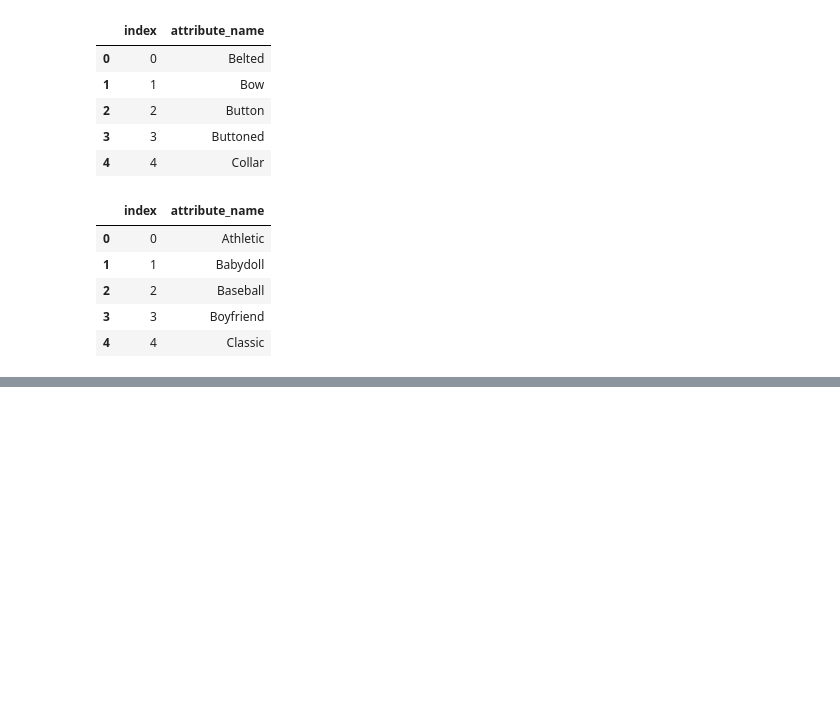
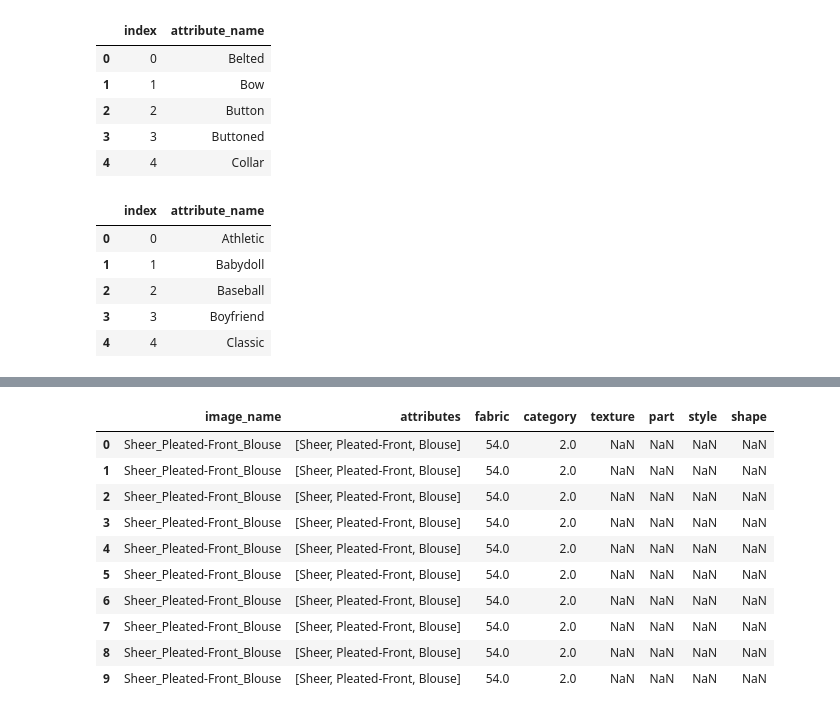
Before and after one commit to Vitally05/TO52_Clothes_detection, a Jupyter notebook: 1database_files.ipynb, the cells around one changed output, grey strips where cells are left out. Cells and saved outputs as stored; diff of their text form; code cells hidden in the pictures; blank space fills up the shorter version.

```diff
--- a/1database_files.ipynb
+++ b/1database_files.ipynb
@@ -162,0 +217,6 @@ def csv_to_txt(csv_path, txt_path):
+# %%
+df = pd.read_csv("labels/Anno_coarse/list_bbox.txt", delim_whitespace=True, header=1)
+# %%
+df = df.drop(columns=['x_1', 'y_1', 'x_2', 'y_2'])
+df.rename(columns={'image_name': 'absolute_path'}, inplace=True)
+df.head()
@@ -162,0 +230,9 @@ def csv_to_txt(csv_path, txt_path):
+# %%
+for row in df.itertuples():
+    absolute_path = getattr(row, 'absolute_path')
+    absolute_path = absolute_path.split('/')[1:-1]
+    absolute_path = '/'.join(absolute_path)
+    df.at[row.Index, 'absolute_path'] = absolute_path
+    image_name = absolute_path.split('/')[1]
+    df.at[row.Index, 'image_name'] = image_name
+df.head()
@@ -162,0 +246,5 @@ def csv_to_txt(csv_path, txt_path):
+# %%
+for row in df.itertuples():
+    attributes = row.image_name.split('_')
+    df.at[row.Index, 'attributes'] = attributes
+df.head()
@@ -162,0 +258,34 @@ def csv_to_txt(csv_path, txt_path):
+# %%
+for row in df.itertuples():
+    for attribute in row.attributes:
+        if not category[category['category_name'].str.contains(str(attribute), regex=True)].empty :
+            num = category[category['category_name'].str.contains(str(attribute), regex=True)].index[0]
+            df.at[row.Index, 'category'] = num
+        if not texture[texture['attribute_name'].str.contains(str(attribute), regex=True)].empty :
+            num = texture[texture['attribute_name'].str.contains(str(attribute), regex=True)].index[0]
+            df.at[row.Index, 'texture'] = num
+        if not fabric[fabric['attribute_name'].str.contains(str(attribute), regex=True)].empty :
+            num = fabric[fabric['attribute_name'].str.contains(str(attribute), regex=True)].index[0]
+            df.at[row.Index, 'fabric'] = num
+        if not shape[shape['attribute_name'].str.contains(str(attribute), regex=True)].empty :
+            num = shape[shape['attribute_name'].str.contains(str(attribute), regex=True)].index[0]
+            df.at[row.Index, 'shape'] = num
+        if not part[part['attribute_name'].str.contains(str(attribute), regex=True)].empty :
+            num = part[part['attribute_name'].str.contains(str(attribute), regex=True)].index[0]
+            df.at[row.Index, 'part'] = num
+        if not style[style['attribute_name'].str.contains(str(attribute), regex=True)].empty :
+            num = style[style['attribute_name'].str.contains(str(attribute), regex=True)].index[0]
+            df.at[row.Index, 'style'] = num
+df.head(10)
+# %% [output]
+|  | image_name | attributes | fabric | category | texture | part | style | shape |
+| 0 | Sheer_Pleated-Front_Blouse | [Sheer, Pleated-Front, Blouse] | 54.0 | 2.0 | NaN | NaN | NaN | NaN |
+| 1 | Sheer_Pleated-Front_Blouse | [Sheer, Pleated-Front, Blouse] | 54.0 | 2.0 | NaN | NaN | NaN | NaN |
+| 2 | Sheer_Pleated-Front_Blouse | [Sheer, Pleated-Front, Blouse] | 54.0 | 2.0 | NaN | NaN | NaN | NaN |
+| 3 | Sheer_Pleated-Front_Blouse | [Sheer, Pleated-Front, Blouse] | 54.0 | 2.0 | NaN | NaN | NaN | NaN |
+| 4 | Sheer_Pleated-Front_Blouse | [Sheer, Pleated-Front, Blouse] | 54.0 | 2.0 | NaN | NaN | NaN | NaN |
+| 5 | Sheer_Pleated-Front_Blouse | [Sheer, Pleated-Front, Blouse] | 54.0 | 2.0 | NaN | NaN | NaN | NaN |
+| 6 | Sheer_Pleated-Front_Blouse | [Sheer, Pleated-Front, Blouse] | 54.0 | 2.0 | NaN | NaN | NaN | NaN |
+| 7 | Sheer_Pleated-Front_Blouse | [Sheer, Pleated-Front, Blouse] | 54.0 | 2.0 | NaN | NaN | NaN | NaN |
+| 8 | Sheer_Pleated-Front_Blouse | [Sheer, Pleated-Front, Blouse] | 54.0 | 2.0 | NaN | NaN | NaN | NaN |
+| 9 | Sheer_Pleated-Front_Blouse | [Sheer, Pleated-Front, Blouse] | 54.0 | 2.0 | NaN | NaN | NaN | NaN |
```
Also changed, not shown: parts of 19 cells of this notebook.
